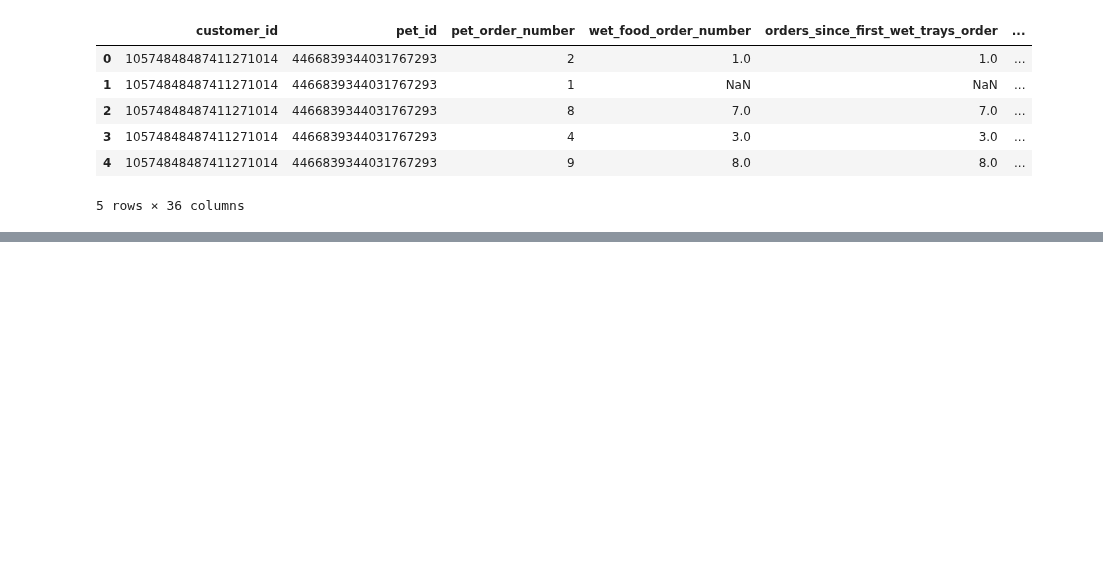
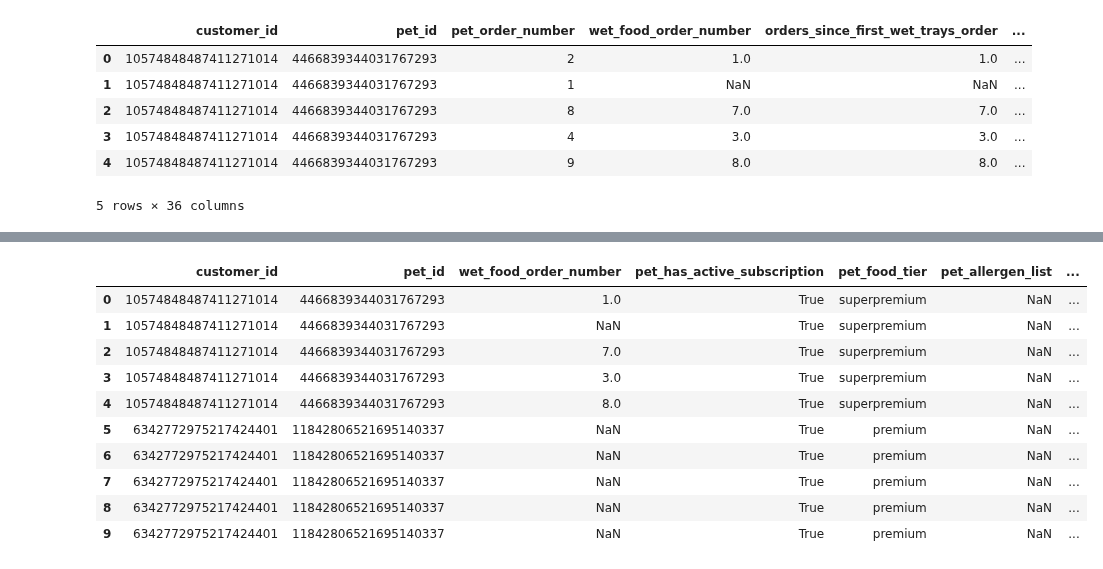
Before and after one commit to hotteleport/Advanced-Data-Analytics, a Jupyter notebook: ex.1/classification dataset folder/cleaning_data.ipynb, the cells around one changed output, grey strips where cells are left out. Cells and saved outputs as stored; diff of their text form; code cells hidden in the pictures; blank space fills up the shorter version.

Commit message:
last update 16.03

```diff
--- a/ex.1/classification dataset folder/cleaning_data.ipynb
+++ b/ex.1/classification dataset folder/cleaning_data.ipynb
@@ -24,0 +23,17 @@ KeyError: 'pet_id'
+# %%
+columns_to_drop = ['customer_support_ticket_category',"last_customer_support_ticket_date", "total_wet_food_updates_since_last_order","total_wet_food_updates","total_minutes_on_website_since_last_order","wet_food_textures_in_order","wet_food_textures_in_order","dental_treat_packs","premium_treat_packs","wet_tray_size","wet_food_discount_percent","wet_trays","wet_kcal","kibble_kcal","order_payment_date","pet_signup_datetime","orders_since_first_wet_trays_order","pet_order_number" ]
+data_cleaned = data.drop(columns=columns_to_drop)
+
+data_cleaned.head(10)
+# %% [output]
+|  | customer_id | pet_id | wet_food_order_number | pet_has_active_subscription | pet_food_tier | pet_allergen_list | ... |
+| 0 | 10574848487411271014 | 4466839344031767293 | 1.0 | True | superpremium | NaN | ... |
+| 1 | 10574848487411271014 | 4466839344031767293 | NaN | True | superpremium | NaN | ... |
+| 2 | 10574848487411271014 | 4466839344031767293 | 7.0 | True | superpremium | NaN | ... |
+| 3 | 10574848487411271014 | 4466839344031767293 | 3.0 | True | superpremium | NaN | ... |
+| 4 | 10574848487411271014 | 4466839344031767293 | 8.0 | True | superpremium | NaN | ... |
+| 5 | 6342772975217424401 | 11842806521695140337 | NaN | True | premium | NaN | ... |
+| 6 | 6342772975217424401 | 11842806521695140337 | NaN | True | premium | NaN | ... |
+| 7 | 6342772975217424401 | 11842806521695140337 | NaN | True | premium | NaN | ... |
+| 8 | 6342772975217424401 | 11842806521695140337 | NaN | True | premium | NaN | ... |
+| 9 | 6342772975217424401 | 11842806521695140337 | NaN | True | premium | NaN | ... |
```
Also changed, not shown: parts of 17 cells of this notebook, 1 other file.
